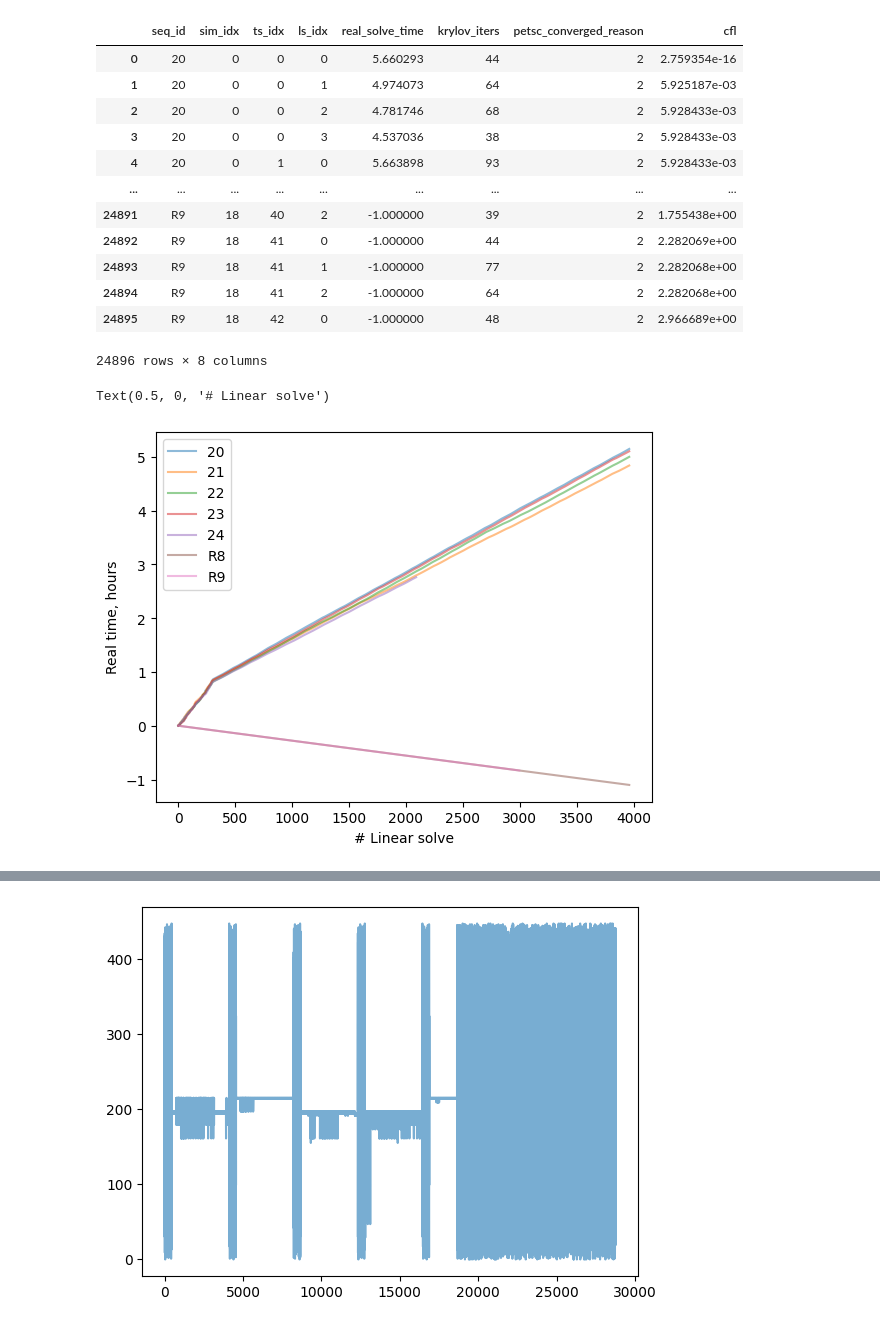
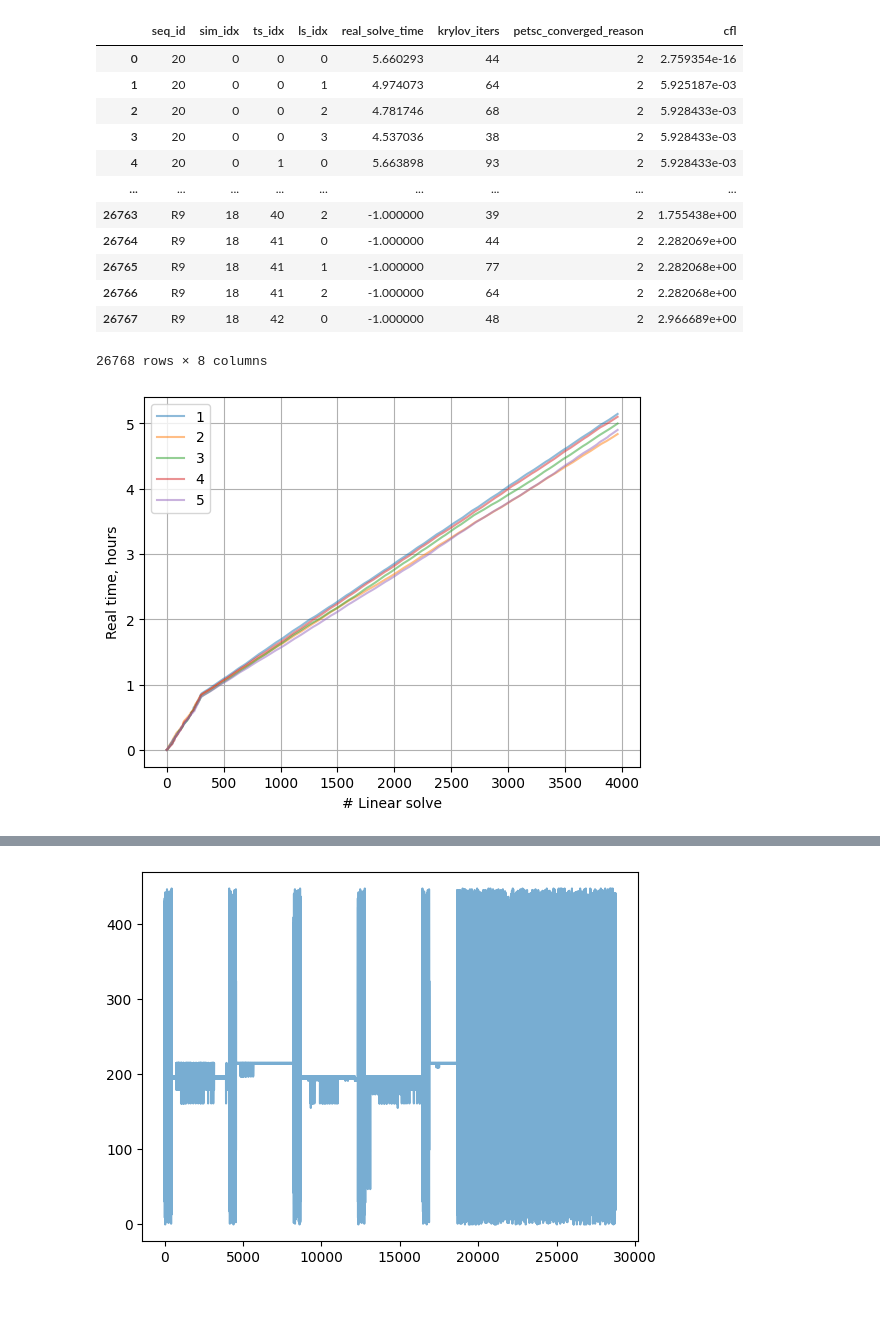
Before and after one commit to Yuriyzabegaev/FTHM-Solver, a Jupyter notebook: solver_selection_thm/thm_results_model_analysis.ipynb, the cells around one changed output, grey strips where cells are left out. Cells and saved outputs as stored; diff of their text form; code cells hidden in the pictures.

```diff
--- a/solver_selection_thm/thm_results_model_analysis.ipynb
+++ b/solver_selection_thm/thm_results_model_analysis.ipynb
@@ -22,12 +22,13 @@ from itertools import count
 from copy import copy
 
 
-RUNS = ['0','1','2','8','9']
+# RUNS = ['0','1','2','8','9']
 RUNS = [20, 21, 22, 23, 24]
-RUNS_RANDOM = ['8','9']
+# RUNS_RANDOM = ['8','9']
+RUNS_RANDOM = [8,31,32,]
 # RUNS = [20,21,22]
 
-sim_data, perf_data, solver_selector = load_experiments_data_thm(runs=RUNS, random_selection=False)
+# sim_data, perf_data, solver_selector = load_experiments_data_thm(runs=RUNS, random_selection=False)
 sim_data_random, perf_data_random, solver_selector = load_experiments_data_thm(runs=RUNS_RANDOM, random_selection=True)
 # %% [output]
 Num solvers: 448
@@ -114,24 +101,26 @@ df_sim
 | 3 | 20 | 0 | 0 | 3 | 4.537036 | 38 | 2 | 5.928433e-03 |
 | 4 | 20 | 0 | 1 | 0 | 5.663898 | 93 | 2 | 5.928433e-03 |
 | ... | ... | ... | ... | ... | ... | ... | ... | ... |
-| 24891 | R9 | 18 | 40 | 2 | -1.000000 | 39 | 2 | 1.755438e+00 |
-| 24892 | R9 | 18 | 41 | 0 | -1.000000 | 44 | 2 | 2.282069e+00 |
-| 24893 | R9 | 18 | 41 | 1 | -1.000000 | 77 | 2 | 2.282068e+00 |
-| 24894 | R9 | 18 | 41 | 2 | -1.000000 | 64 | 2 | 2.282068e+00 |
-| 24895 | R9 | 18 | 42 | 0 | -1.000000 | 48 | 2 | 2.966689e+00 |
+| 26763 | R9 | 18 | 40 | 2 | -1.000000 | 39 | 2 | 1.755438e+00 |
+| 26764 | R9 | 18 | 41 | 0 | -1.000000 | 44 | 2 | 2.282069e+00 |
+| 26765 | R9 | 18 | 41 | 1 | -1.000000 | 77 | 2 | 2.282068e+00 |
+| 26766 | R9 | 18 | 41 | 2 | -1.000000 | 64 | 2 | 2.282068e+00 |
+| 26767 | R9 | 18 | 42 | 0 | -1.000000 | 48 | 2 | 2.966689e+00 |
-24896 rows × 8 columns
+26768 rows × 8 columns
 # %%
 FAIL_REWARD = -100
 HOUR = 60 * 60
 DAY = 24 * HOUR
 
-for seq_id in ALL_RUNS:
+labels = [1,2,3,4,5]
+for i, seq_id in enumerate(ALL_RUNS[:5]):
     seq_idx = np.array(df_sim.seq_id == seq_id)
     time = np.array(df_sim.real_solve_time)[seq_idx]
-    plt.plot(np.cumsum(time) / HOUR, label=seq_id, alpha=0.5)
+    plt.plot(np.cumsum(time) / HOUR, label=labels[i], alpha=0.5)
 plt.legend()
 plt.ylabel('Real time, hours')
 plt.xlabel('# Linear solve')
+plt.grid()
+plt.savefig('thm_runtime.png')
 # %% [output]
-Text(0.5, 0, '# Linear solve')
-[figure, old version]
+[figure, new version]
```
Also changed, not shown: parts of 16 cells of this notebook, 4 other files.
